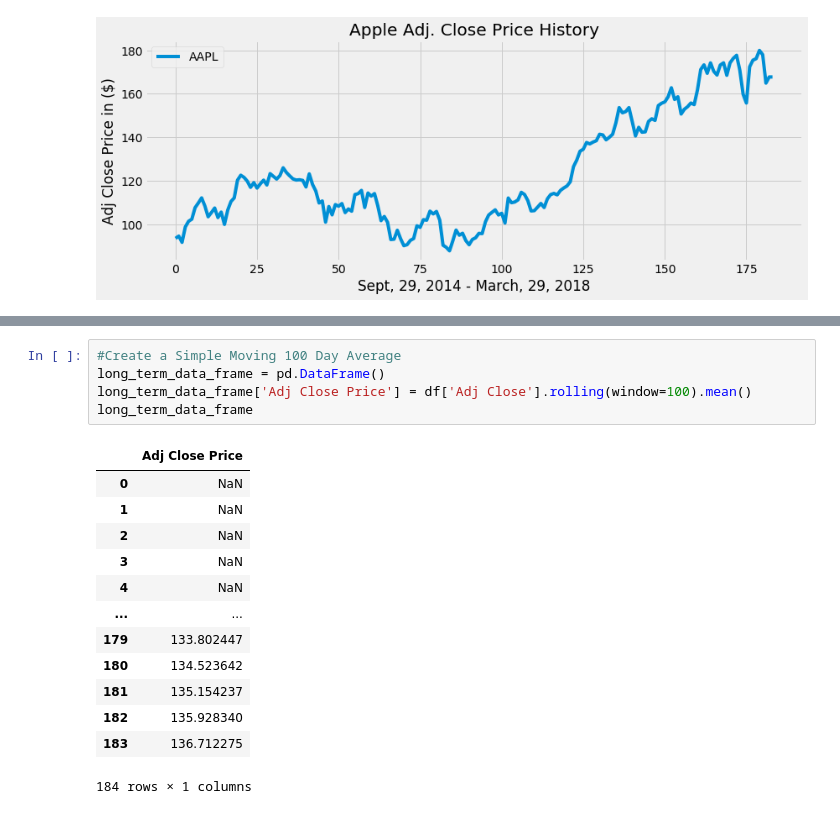
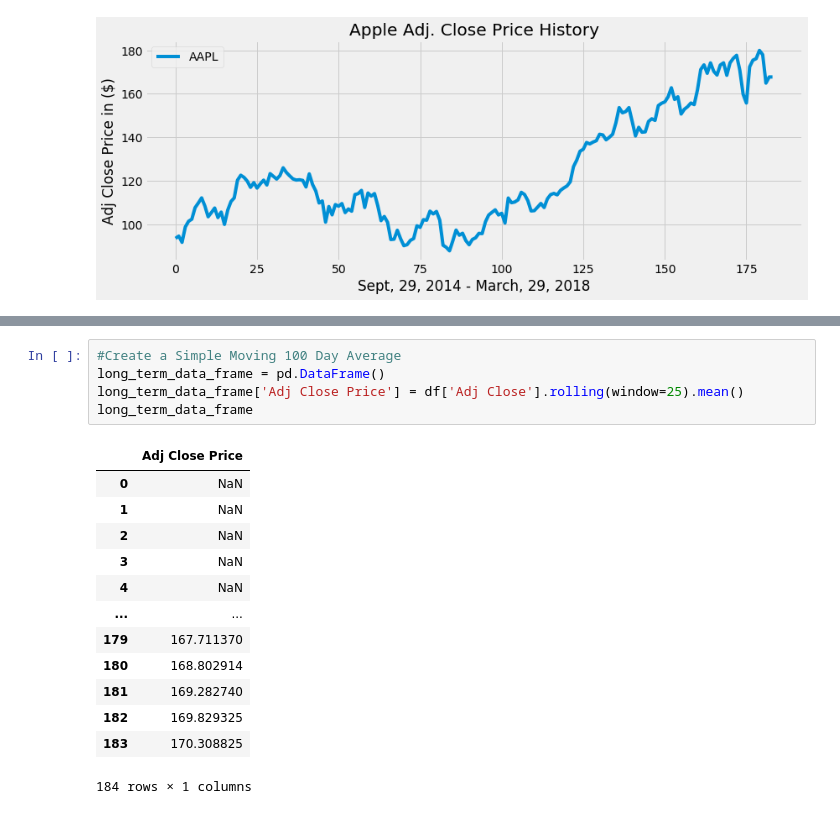
Before and after one commit to decipher07/Trading-Analysis-For-Stock, a Jupyter notebook: Building The Algo .ipynb, the cells around one changed output, grey strips where cells are left out. Cells and saved outputs as stored; diff of their text form.

```diff
--- a/Building The Algo .ipynb
+++ b/Building The Algo .ipynb
@@ -62,21 +62,21 @@ plt.plot(short_term_data_frame['Adj Close Price'], label= 'AAPL')
 # %%
 #Create a Simple Moving 100 Day Average
 long_term_data_frame = pd.DataFrame()
-long_term_data_frame['Adj Close Price'] = df['Adj Close'].rolling(window=100).mean()
+long_term_data_frame['Adj Close Price'] = df['Adj Close'].rolling(window=25).mean()
 long_term_data_frame
 # %% [output]
 |  | Adj Close Price |
 | 0 | NaN |
 | 1 | NaN |
 | 2 | NaN |
 | 3 | NaN |
 | 4 | NaN |
 | ... | ... |
-| 179 | 133.802447 |
-| 180 | 134.523642 |
-| 181 | 135.154237 |
-| 182 | 135.928340 |
-| 183 | 136.712275 |
+| 179 | 167.711370 |
+| 180 | 168.802914 |
+| 181 | 169.282740 |
+| 182 | 169.829325 |
+| 183 | 170.308825 |
 184 rows × 1 columns
 # %%
 #Visualizing The Data
```
Also changed, not shown: parts of 5 cells of this notebook.
